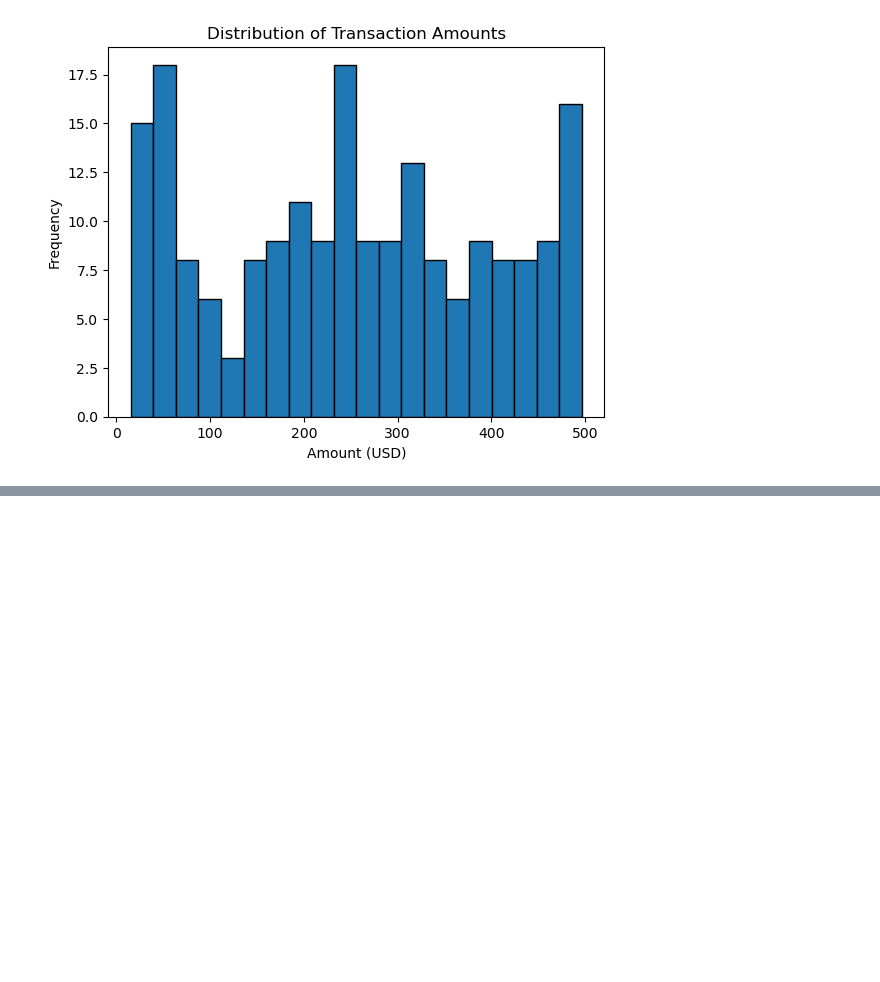
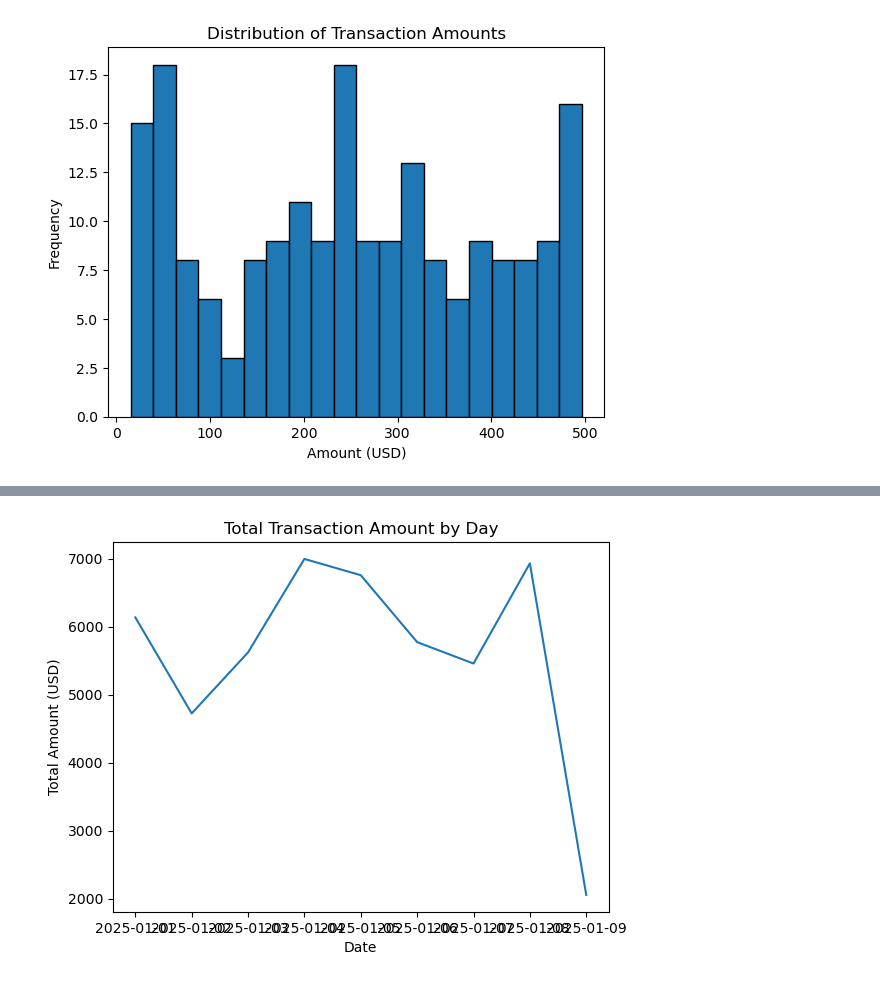
Before and after one commit to Elsie-ND/Data-Analysis-Practice, a Jupyter notebook: Data Analysis.ipynb, the cells around one changed output, grey strips where cells are left out. Cells and saved outputs as stored; diff of their text form; code cells hidden in the pictures; blank space fills up the shorter version.

```diff
--- a/Data Analysis.ipynb
+++ b/Data Analysis.ipynb
@@ -255,0 +266,9 @@ plt.show()
+# %%
+daily_totals = df.groupby(df['timestamp'].dt.date)['amount_usd'].sum()
+daily_totals.plot()
+plt.title('Total Transaction Amount by Day')
+plt.xlabel('Date')
+plt.ylabel('Total Amount (USD)')
+plt.show()
+# %% [output]
+[figure, added]
```
Also changed, not shown: parts of 2 cells of this notebook.
